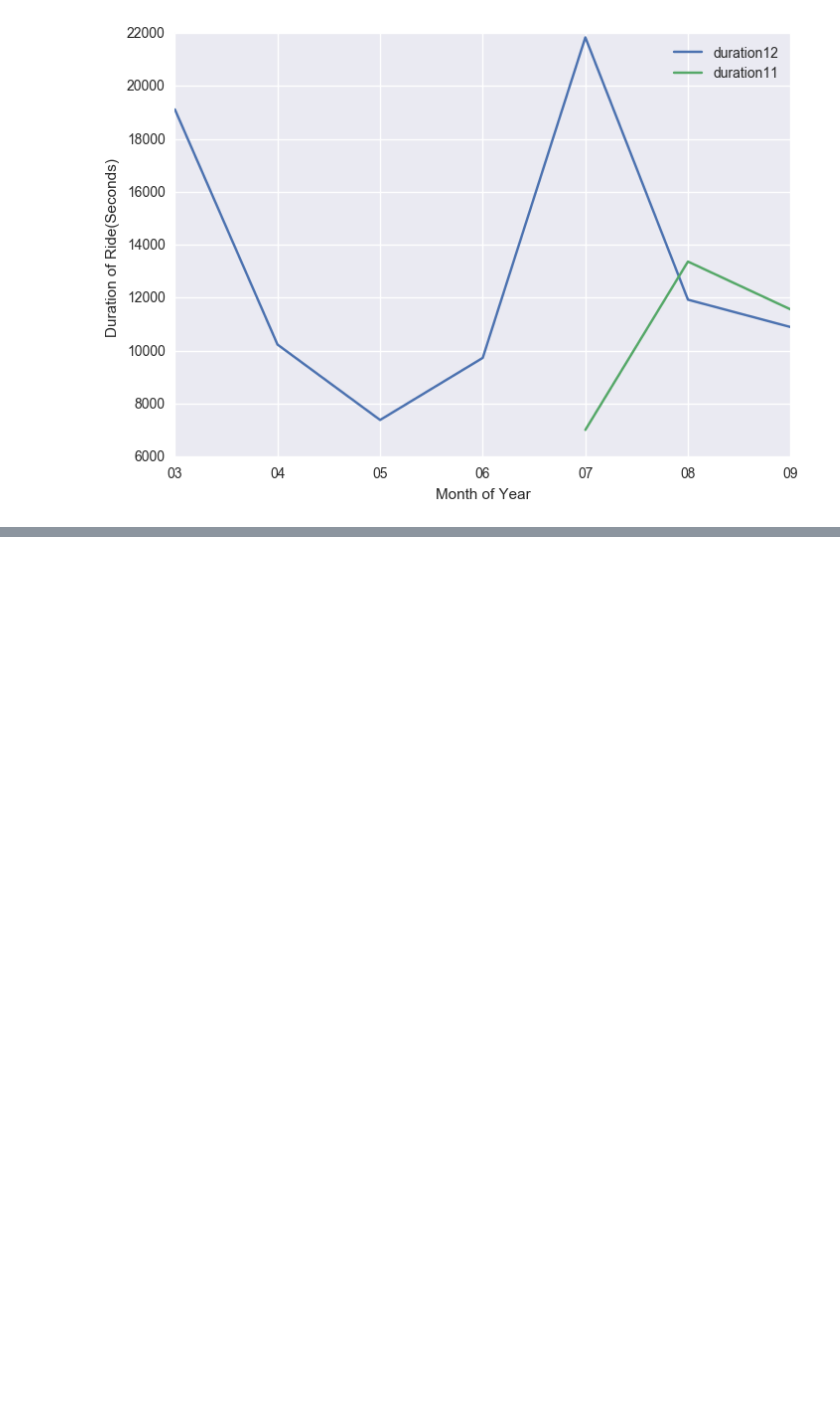
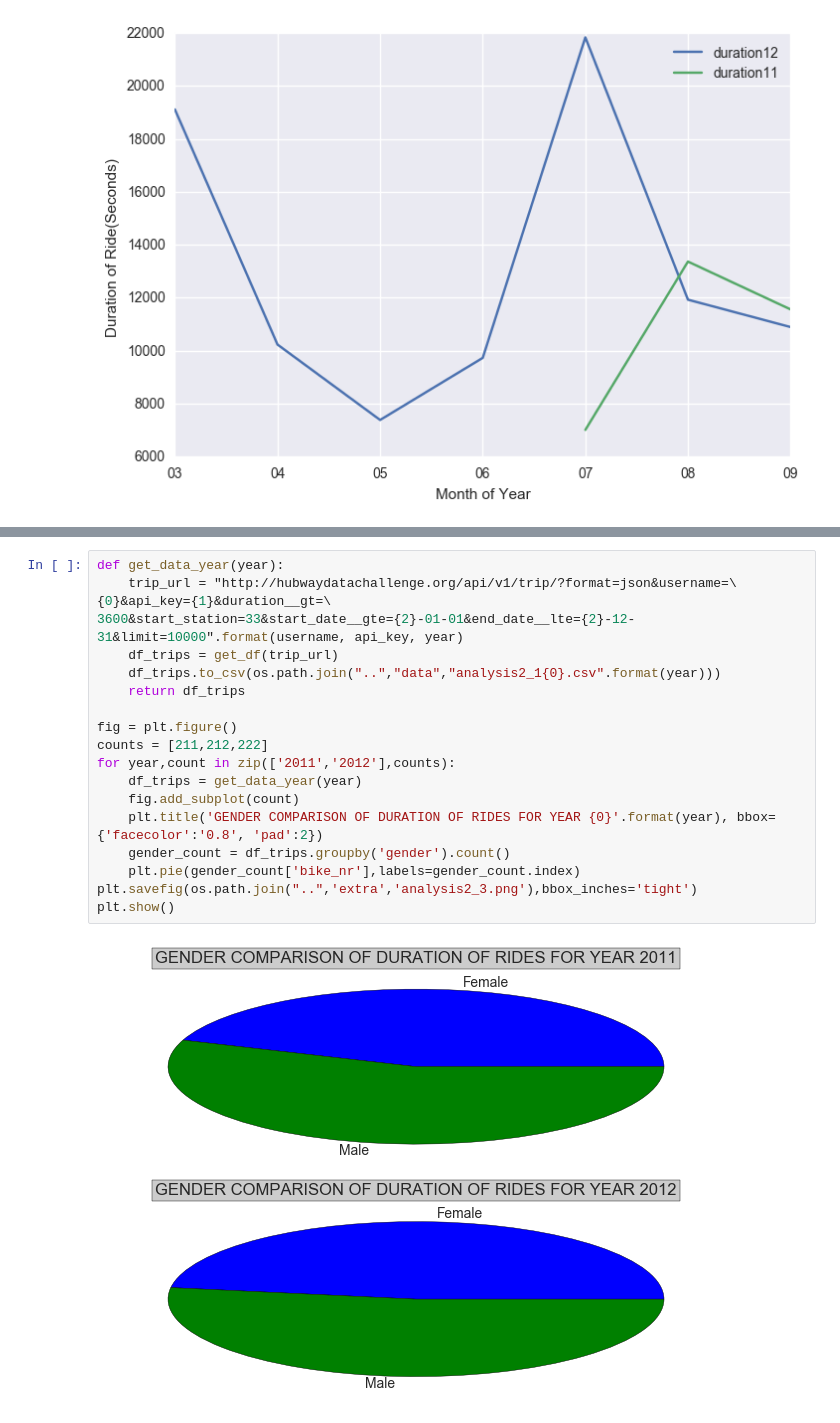
Before and after one commit to Datageeks1234/Dataanalysis-using-Python-Projects, a Jupyter notebook: final/analysis/analysis2.ipynb, the cells around one changed output, grey strips where cells are left out. Cells and saved outputs as stored; diff of their text form; blank space fills up the shorter version.

```diff
--- a/final/analysis/analysis2.ipynb
+++ b/final/analysis/analysis2.ipynb
@@ -58,3 +58,24 @@ plt.savefig(os.path.join("..",'extra','analysis2_1.png'),bbox_inches='tight')
 plt.show()
 # %% [output]
 [figure]
+# %%
+def get_data_year(year):
+    trip_url = "http://hubwaydatachallenge.org/api/v1/trip/?format=json&username=\
+{0}&api_key={1}&duration__gt=\
+3600&start_station=33&start_date__gte={2}-01-01&end_date__lte={2}-12-31&limit=10000".format(username, api_key, year)
+    df_trips = get_df(trip_url)
+    df_trips.to_csv(os.path.join("..","data","analysis2_1{0}.csv".format(year)))
+    return df_trips
+
+fig = plt.figure()
+counts = [211,212,222]
+for year,count in zip(['2011','2012'],counts):
+    df_trips = get_data_year(year)
+    fig.add_subplot(count)
+    plt.title('GENDER COMPARISON OF DURATION OF RIDES FOR YEAR {0}'.format(year), bbox={'facecolor':'0.8', 'pad':2})
+    gender_count = df_trips.groupby('gender').count()
+    plt.pie(gender_count['bike_nr'],labels=gender_count.index)
+plt.savefig(os.path.join("..",'extra','analysis2_3.png'),bbox_inches='tight')
+plt.show()
+# %% [output]
+[figure, added]
```
Also changed, not shown: parts of 1 cell of this notebook, 4 other files.
